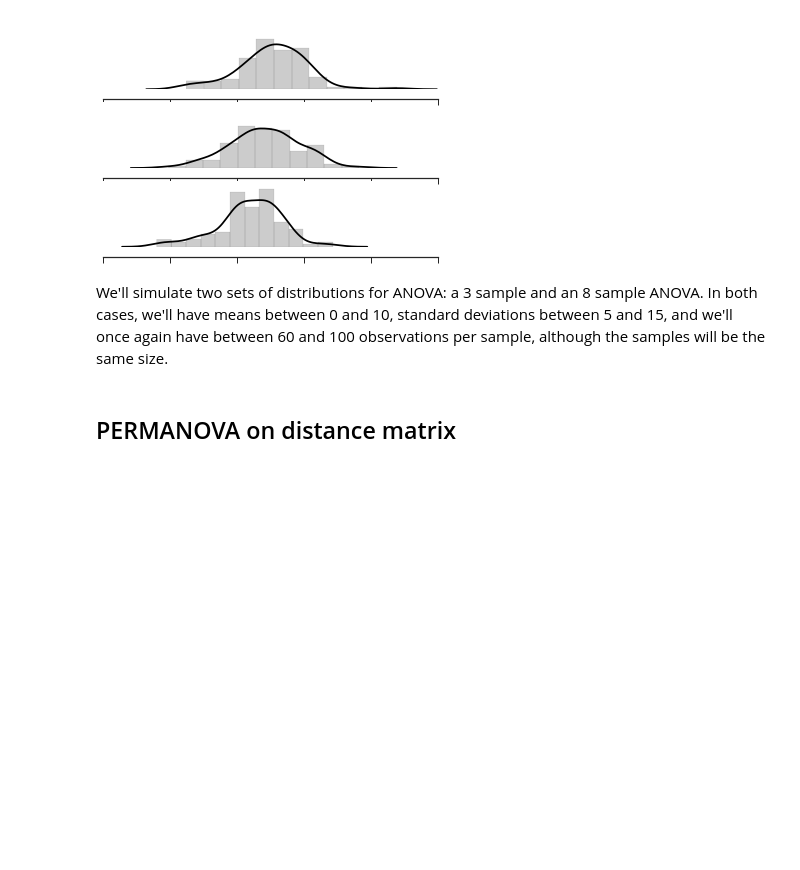
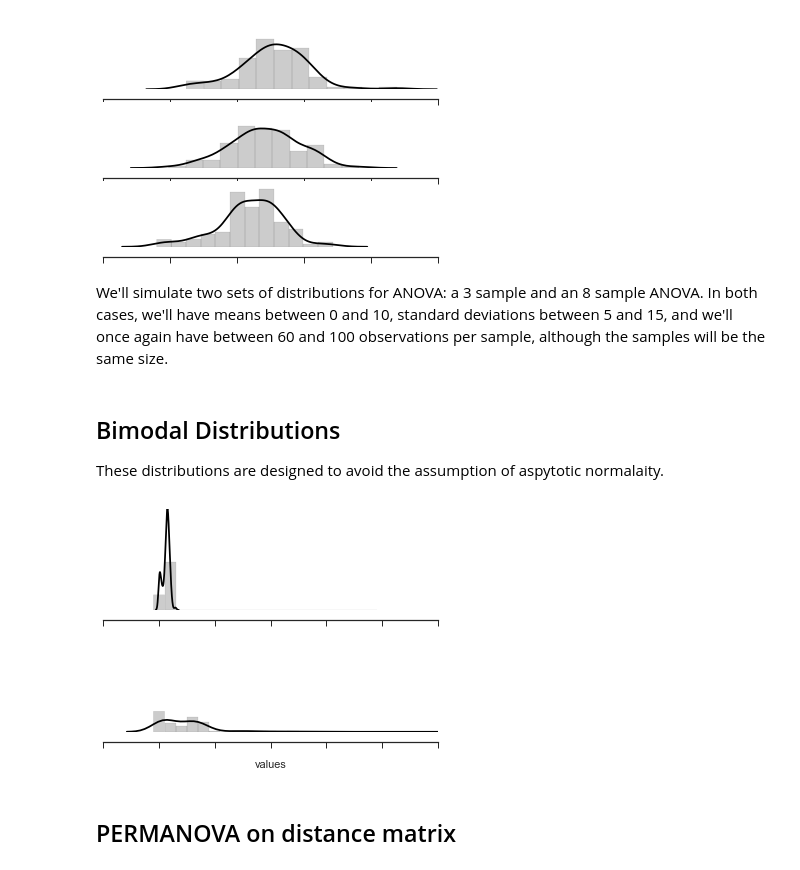
Before and after one commit to JWDebelius/monte_carlo_power, a Jupyter notebook: ipynb/1-Build Simulations.ipynb, the cells around one changed output. Drawn from its saved outputs; the diff is of its cells as text; code cells hidden in the pictures; blank space fills up the shorter version.

Commit message:
Adds bimodal distribution

```diff
--- a/ipynb/1-Build Simulations.ipynb
+++ b/ipynb/1-Build Simulations.ipynb
@@ -174,3 +169,26 @@ distributions['anova_8'] = {'function': sim.simulate_anova,
                                        'count_lim': [60, 100],
                                        'num_pops': 8}
                             }
+# %% [markdown]
+## Bimodal Distributions
+
+These distributions are designed to avoid the assumption of aspytotic normalaity.
+# %%
+_, df = sim.simulate_bimodal(n_mu_lim=[0, 500], n_sigma_lim=[15, 45],
+                               l_mu_lim=[0, 5], l_sigma_lim=[0.25, 3],
+                               count_lim=100, frac_lim=[0.25, 0.75])
+# %%
+v1 = df.loc[df['groups'] == 0, 'values']
+v2 = df.loc[df['groups'] == 1, 'values']
+# %%
+ax1 = plt.subplot(2, 1, 1)
+ax2 = plt.subplot(2, 1, 2, sharex=ax1, sharey=ax1)
+
+sn.distplot(v1, ax=ax1, color='k', hist_kws={'alpha': 0.2}, bins=np.arange(-50, 2000, 100))
+sn.distplot(v2, ax=ax2, color='k', hist_kws={'alpha': 0.2}, bins=np.arange(-50, 2000, 100))
+
+ax1.set_xlim([-500, 2500])
+clean_up_axis(ax1)
+clean_up_axis(ax2)
+# %% [output]
+[figure, added]
```
Also changed, not shown: parts of 17 cells of this notebook.
